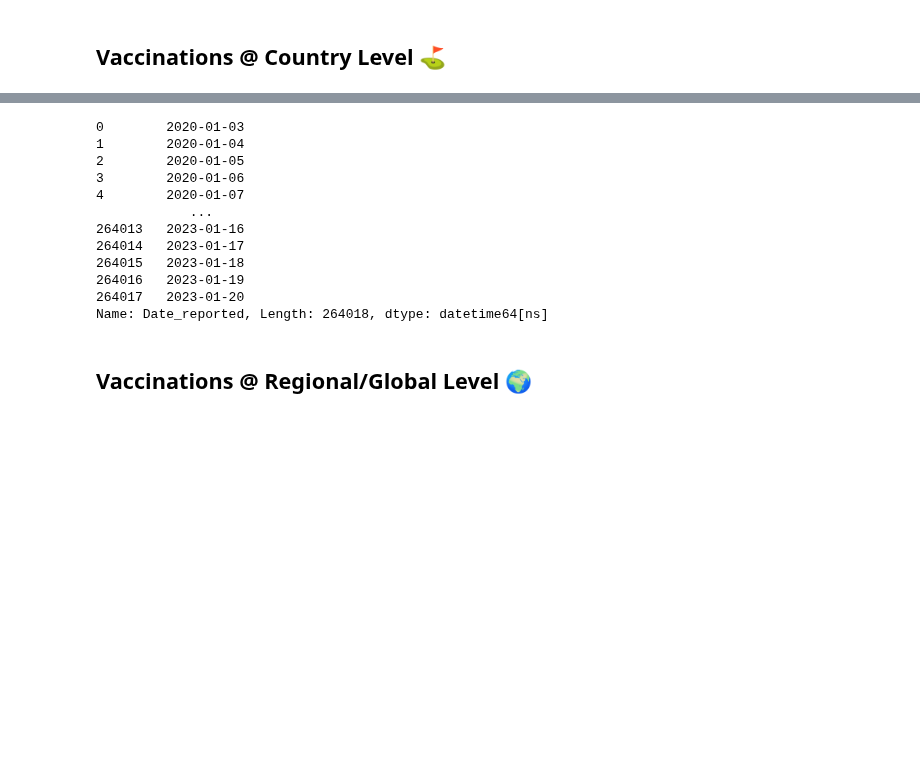
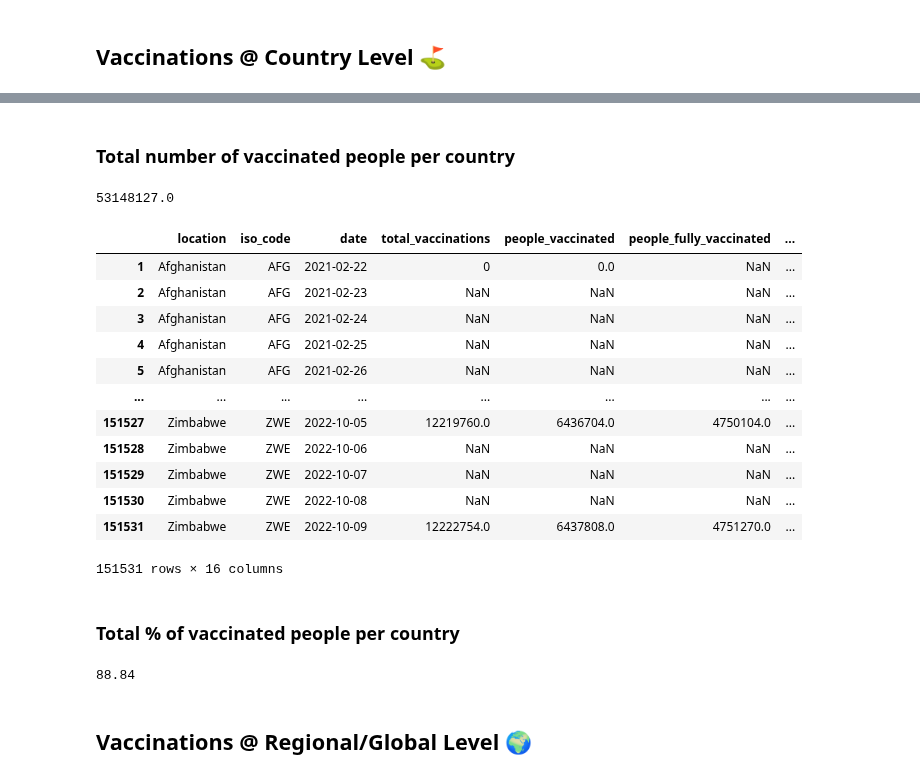
Before and after one commit to AmElmo/Covid_tracking_dashboard, a Jupyter notebook: data_collection.ipynb, the cells around one changed output, grey strips where cells are left out. Cells and saved outputs as stored; diff of their text form; code cells hidden in the pictures; blank space fills up the shorter version.

```diff
--- a/data_collection.ipynb
+++ b/data_collection.ipynb
@@ -931,15 +945,2 @@ TypeError: Only valid with DatetimeIndex, TimedeltaIndex or PeriodIndex, but got
-# %%
-data_cases_deaths['Date_reported']
-# %% [output]
-0        2020-01-03
-1        2020-01-04
-2        2020-01-05
-3        2020-01-06
-4        2020-01-07
-            ...
-264013   2023-01-16
-264014   2023-01-17
-264015   2023-01-18
-264016   2023-01-19
-264017   2023-01-20
-Name: Date_reported, Length: 264018, dtype: datetime64[ns]
+# %% [markdown]
+### Total number of vaccinated people per country
@@ -945,0 +955,22 @@ Name: Date_reported, Length: 264018, dtype: datetime64[ns]
+# %%
+total_vaccinations_country(data_vaccination,"France")
+# %% [output]
+53148127.0
+# %%
+data_vaccination
+# %% [output]
+|  | location | iso_code | date | total_vaccinations | people_vaccinated | people_fully_vaccinated | ... |
+| 1 | Afghanistan | AFG | 2021-02-22 | 0 | 0.0 | NaN | ... |
+| 2 | Afghanistan | AFG | 2021-02-23 | NaN | NaN | NaN | ... |
+| 3 | Afghanistan | AFG | 2021-02-24 | NaN | NaN | NaN | ... |
+| 4 | Afghanistan | AFG | 2021-02-25 | NaN | NaN | NaN | ... |
+| 5 | Afghanistan | AFG | 2021-02-26 | NaN | NaN | NaN | ... |
+| ... | ... | ... | ... | ... | ... | ... | ... |
+| 151527 | Zimbabwe | ZWE | 2022-10-05 | 12219760.0 | 6436704.0 | 4750104.0 | ... |
+| 151528 | Zimbabwe | ZWE | 2022-10-06 | NaN | NaN | NaN | ... |
+| 151529 | Zimbabwe | ZWE | 2022-10-07 | NaN | NaN | NaN | ... |
+| 151530 | Zimbabwe | ZWE | 2022-10-08 | NaN | NaN | NaN | ... |
+| 151531 | Zimbabwe | ZWE | 2022-10-09 | 12222754.0 | 6437808.0 | 4751270.0 | ... |
+151531 rows × 16 columns
+# %% [markdown]
+### Total % of vaccinated people per country
@@ -946,3 +985,7 @@ Name: Date_reported, Length: 264018, dtype: datetime64[ns]
+# %%
+total_vaccinations_rate_country(data_vaccination,"Peru")
+# %% [output]
+88.84
 # %% [markdown]
 ## Vaccinations @ Regional/Global Level 🌍
 # %% [markdown]
```
Also changed, not shown: parts of 5 cells of this notebook.
